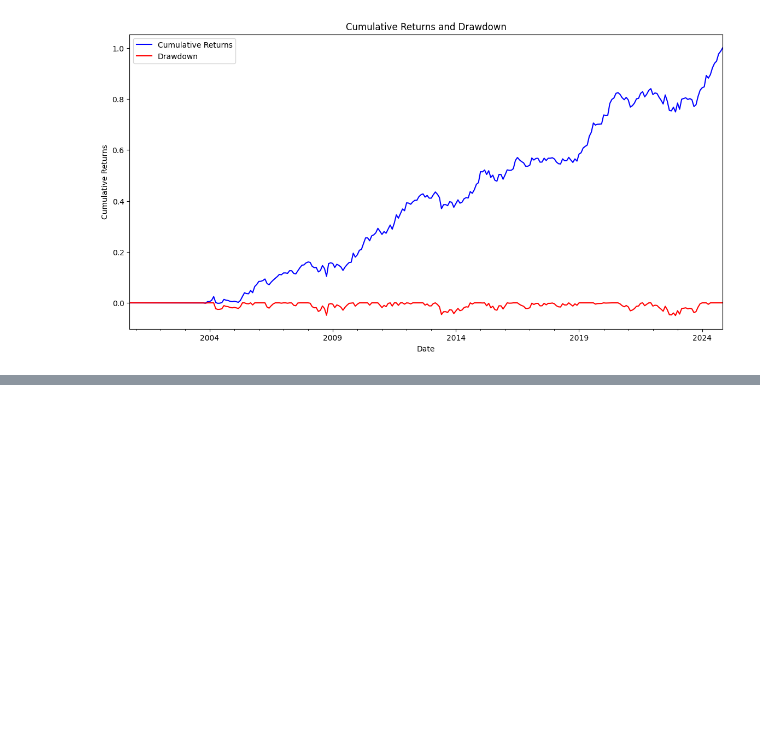
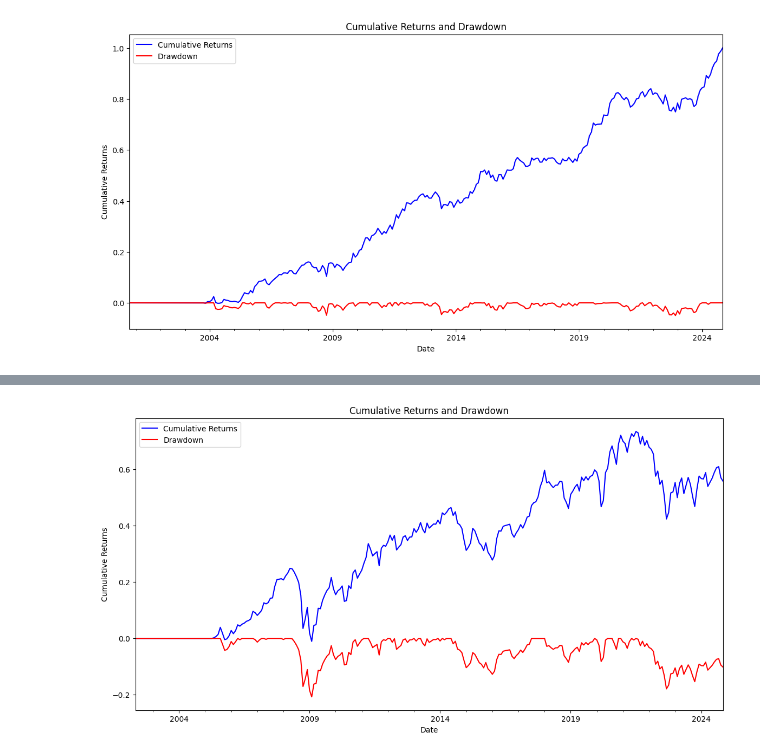
Before and after one commit to Udacity-AI-for-Trading-Strategies/Evaluating-and-Backtesting-a-Dynamic-Investment-Strategy, a Jupyter notebook: projectv2.ipynb, the cells around one changed output, grey strips where cells are left out. Drawn from its saved outputs; the diff is of its cells as text; code cells hidden in the pictures; blank space fills up the shorter version.

```diff
--- a/projectv2.ipynb
+++ b/projectv2.ipynb
@@ -428,0 +458,31 @@ plt.show()
+# %%
+# Compute risk parity weights
+risk_parity_weights_alt = compute_risk_parity_weights(returns_alt, 36)
+# %%
+# Calculate weighted returns
+weighted_returns_alt = risk_parity_weights_alt * returns_alt
+risk_parity_portfolio_returns_alt = weighted_returns_alt.sum(axis=1)
+# Drop rows with NaN values
+risk_parity_portfolio_returns_alt = risk_parity_portfolio_returns_alt.dropna()
+# %%
+# Evaluate portfolio performance
+annual_mean_return_alt = risk_parity_portfolio_returns_alt.mean() * 12
+annual_volatility_alt = risk_parity_portfolio_returns_alt.std() * np.sqrt(12)
+skewness_alt = risk_parity_portfolio_returns_alt.skew()
+kurtosis_alt = risk_parity_portfolio_returns_alt.kurtosis()
+
+# Compute drawdown
+cumulative_returns_alt = (1 + risk_parity_portfolio_returns_alt).cumprod()
+running_max_alt = np.maximum.accumulate(cumulative_returns_alt)
+drawdown_alt = (cumulative_returns_alt - running_max_alt) / running_max_alt
+max_drawdown_alt = drawdown_alt.min()
+
+# Compute Sharpe ratio
+sharpe_ratio_alt = annual_mean_return_alt / annual_volatility_alt
+
+# Compute Sortino ratio
+downside_std_alt = risk_parity_portfolio_returns_alt[risk_parity_portfolio_returns_alt < 0].std()
+sortino_ratio_alt = annual_mean_return_alt / downside_std_alt
+
+# Compute Calmar ratio
+calmar_ratio_alt = annual_mean_return_alt / max_drawdown_alt
@@ -428,0 +508,12 @@ plt.show()
+# %%
+# Plot portfolio performance
+fig, ax = plt.subplots(figsize=(14, 7))
+(cumulative_returns_alt - 1).plot(ax=ax, label='Cumulative Returns', color='blue')
+drawdown_alt.plot(ax=ax, label='Drawdown', color='red')
+ax.set_title('Cumulative Returns and Drawdown')
+ax.set_ylabel('Cumulative Returns')
+ax.set_xlabel('Date')
+ax.legend()
+plt.show()
+# %% [output]
+[figure, added]
```
Also changed, not shown: parts of 6 cells of this notebook.
